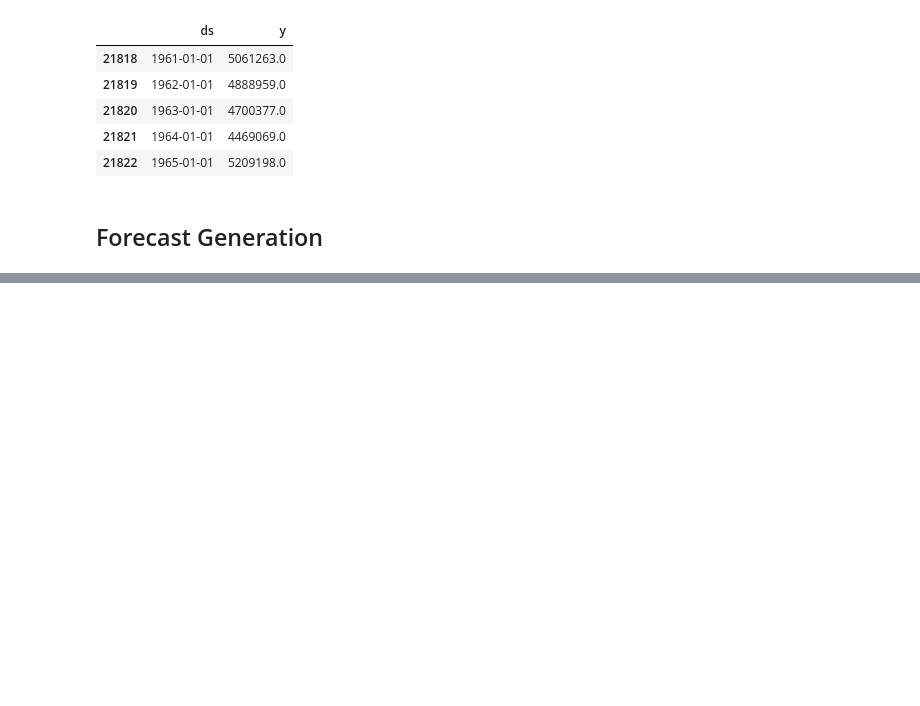
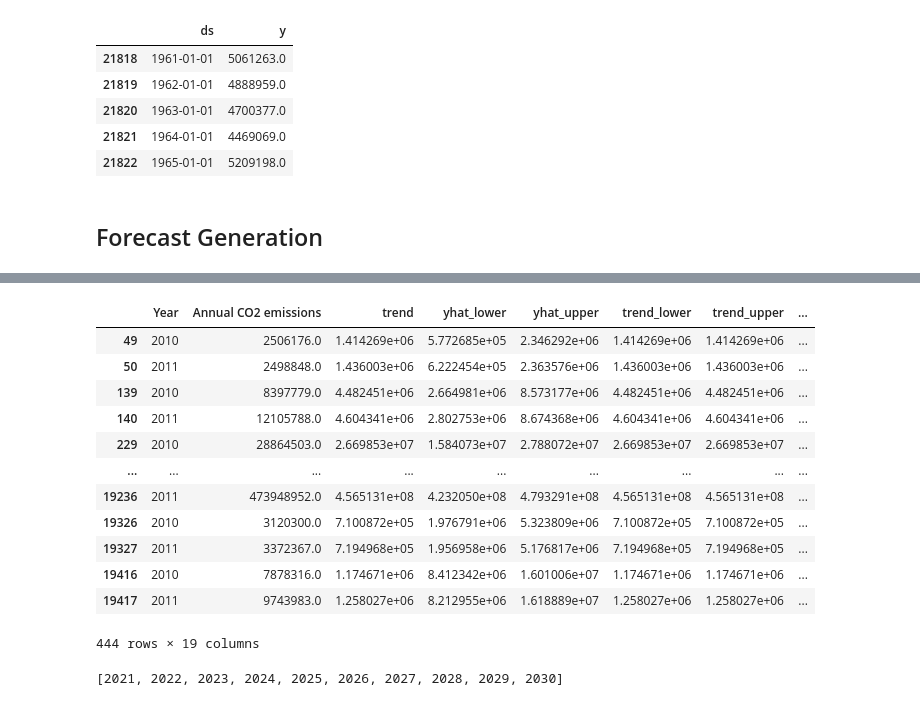
Before and after one commit to Etisaal-Intelligence/global_yearly_metrics_visualizer, a Jupyter notebook: 3_models/M1_forecast.ipynb, the cells around one changed output, grey strips where cells are left out. Drawn from its saved outputs; the diff is of its cells as text; code cells hidden in the pictures; blank space fills up the shorter version.

Commit message:
finished forecasting

```diff
--- a/3_models/M1_forecast.ipynb
+++ b/3_models/M1_forecast.ipynb
@@ -138,7 +138,7 @@ def create_predict_df_for_entity(entity_name):
     future = m.make_future_dataframe(periods=forecast_horizon, freq='Y')
     forecast = m.predict(future)
 
-    df = df.set_index('ds').join(forecast.set_index('ds')).reset_index()
+    df = df.set_index('ds').join(forecast.set_index('ds'), how='outer').reset_index()
     df['Entity'] = entity_name
 
     return df
@@ -208,0 +254,20 @@ all_entities_pred_df.head()
+# %%
+df_final.loc[df_final['Year'].isin([2010, 2011])]
+# %% [output]
+|  | Year | Annual CO2 emissions | trend | yhat_lower | yhat_upper | trend_lower | trend_upper | ... |
+| 49 | 2010 | 2506176.0 | 1.414269e+06 | 5.772685e+05 | 2.346292e+06 | 1.414269e+06 | 1.414269e+06 | ... |
+| 50 | 2011 | 2498848.0 | 1.436003e+06 | 6.222454e+05 | 2.363576e+06 | 1.436003e+06 | 1.436003e+06 | ... |
+| 139 | 2010 | 8397779.0 | 4.482451e+06 | 2.664981e+06 | 8.573177e+06 | 4.482451e+06 | 4.482451e+06 | ... |
+| 140 | 2011 | 12105788.0 | 4.604341e+06 | 2.802753e+06 | 8.674368e+06 | 4.604341e+06 | 4.604341e+06 | ... |
+| 229 | 2010 | 28864503.0 | 2.669853e+07 | 1.584073e+07 | 2.788072e+07 | 2.669853e+07 | 2.669853e+07 | ... |
+| ... | ... | ... | ... | ... | ... | ... | ... | ... |
+| 19236 | 2011 | 473948952.0 | 4.565131e+08 | 4.232050e+08 | 4.793291e+08 | 4.565131e+08 | 4.565131e+08 | ... |
+| 19326 | 2010 | 3120300.0 | 7.100872e+05 | 1.976791e+06 | 5.323809e+06 | 7.100872e+05 | 7.100872e+05 | ... |
+| 19327 | 2011 | 3372367.0 | 7.194968e+05 | 1.956958e+06 | 5.176817e+06 | 7.194968e+05 | 7.194968e+05 | ... |
+| 19416 | 2010 | 7878316.0 | 1.174671e+06 | 8.412342e+06 | 1.601006e+07 | 1.174671e+06 | 1.174671e+06 | ... |
+| 19417 | 2011 | 9743983.0 | 1.258027e+06 | 8.212955e+06 | 1.618889e+07 | 1.258027e+06 | 1.258027e+06 | ... |
+444 rows × 19 columns
+# %%
+[2021+x for x in range(10)]
+# %% [output]
+[2021, 2022, 2023, 2024, 2025, 2026, 2027, 2028, 2029, 2030]
```
Also changed, not shown: parts of 14 cells of this notebook, 1 other file.
